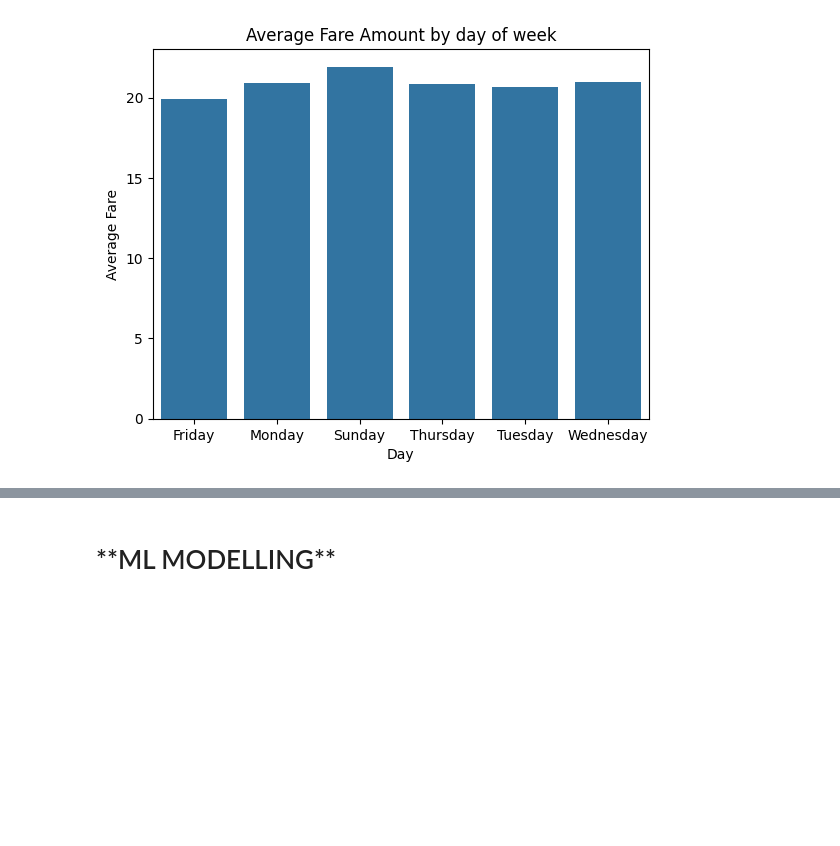
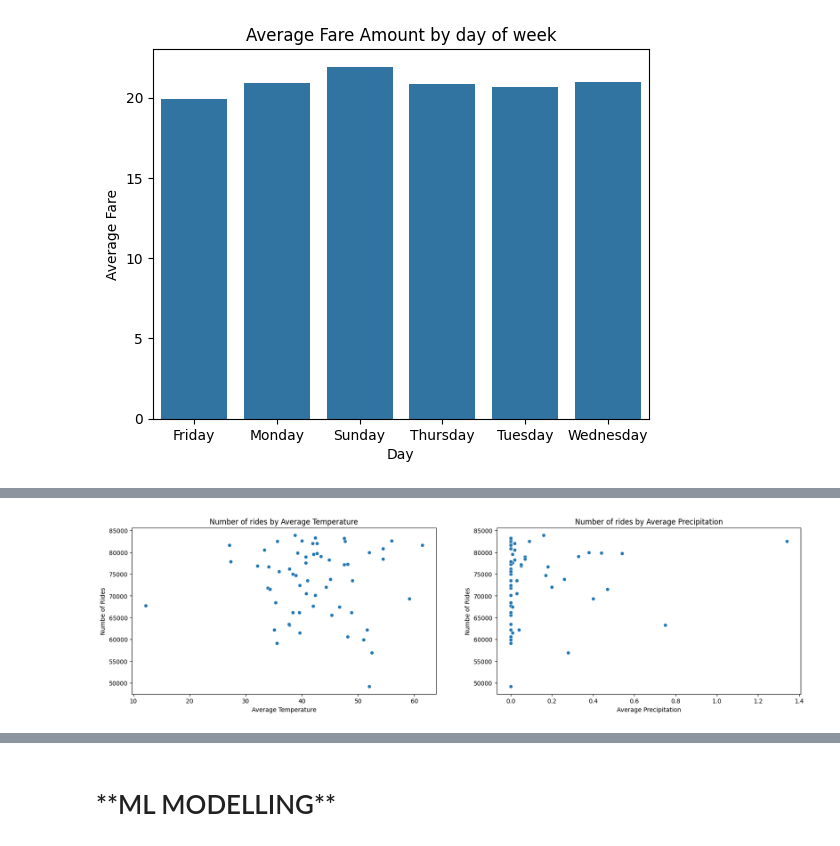
Before and after one commit to NavyaKiran/NYCTaxiFarePrediciton, a Jupyter notebook: NYC_Taxi_Fare_Prediction.ipynb, the cells around one changed output, grey strips where cells are left out. Drawn from its saved outputs; the diff is of its cells as text; code cells hidden in the pictures; blank space fills up the shorter version.

```diff
--- a/NYC_Taxi_Fare_Prediction.ipynb
+++ b/NYC_Taxi_Fare_Prediction.ipynb
@@ -972,0 +996,7 @@ Text(0.5, 1.0, 'Average Fare Amount by day of week')
+# %%
+precipitation_query = """ select pickup_date, avg(temp) as average_temperature,
+avg(prcp) as average_precipitation, avg(fare_amount) as average_fare,
+count(*) as num_rides
+from weather_analysis
+group by pickup_date"""
+precip_data = spark.sql(precipitation_query).toPandas()
@@ -972,0 +1012,22 @@ Text(0.5, 1.0, 'Average Fare Amount by day of week')
+# %%
+fig, ax = plt.subplots(1, 2, figsize=(20,5))
+
+sns.scatterplot(x = 'average_temperature', y = 'num_rides', data  = precip_data, ax = ax[0])
+# plt.title("Variation of the number of rides with the average temperature")
+# plt.ylabel("Number of rides")
+# plt.xlabel("Average Temperature")
+ax[0].set_xlabel("Average Temperature")
+ax[0].set_ylabel("Numbe of Rides")
+ax[0].set_title("Number of rides by Average Temperature")
+
+sns.scatterplot(x = 'average_precipitation', y = 'num_rides', data  = precip_data, ax = ax[1])
+plt.title("Variation of the number of rides with the average precipitation (Rainfall)")
+# plt.ylabel("Number of rides")
+# plt.xlabel("Average Precipitation")
+
+ax[1].set_xlabel("Average Precipitation")
+ax[1].set_ylabel("Numbe of Rides")
+ax[1].set_title("Number of rides by Average Precipitation")
+plt.show()
+# %% [output]
+[figure, added]
```
Also changed, not shown: parts of 30 cells of this notebook.
